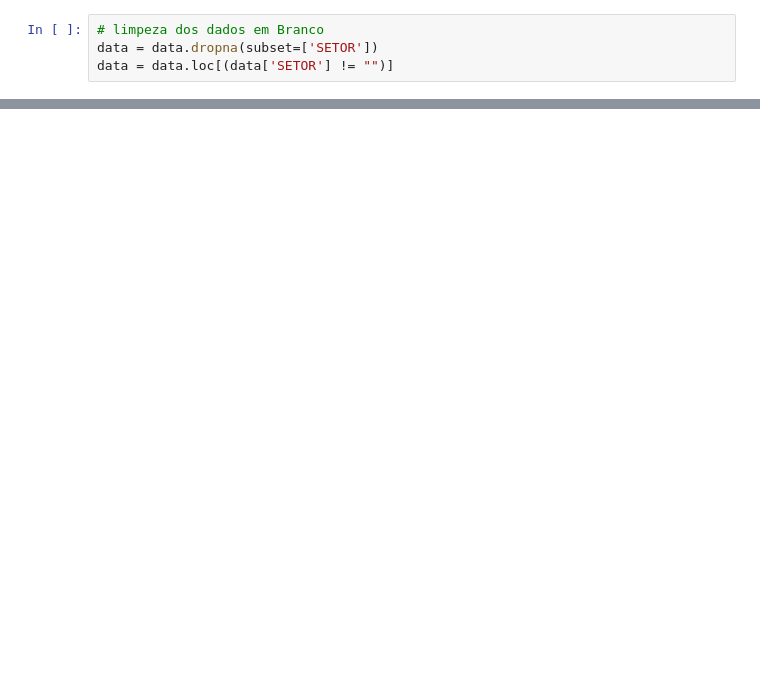
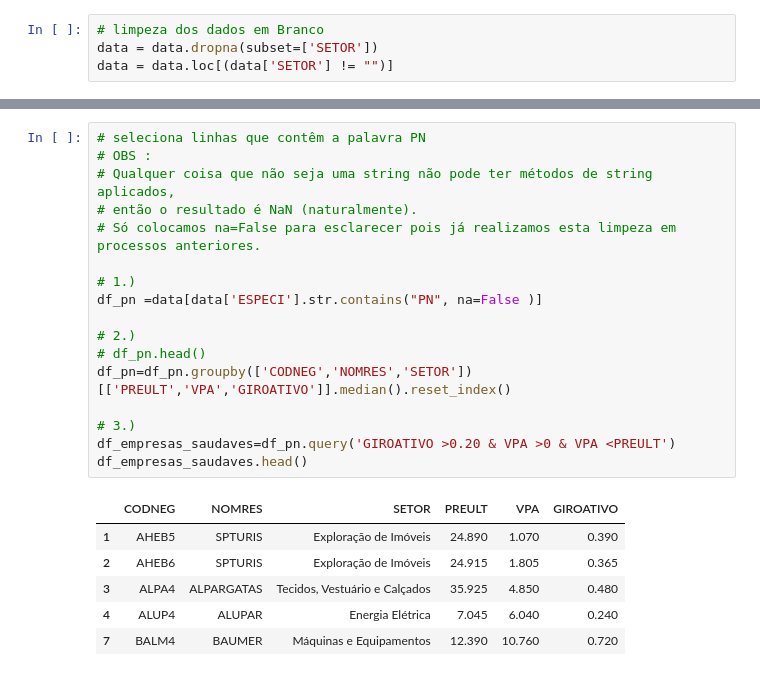
Before and after one commit to rosembergennes/python, a Jupyter notebook: POSITION.ipynb, the cells around one changed output, grey strips where cells are left out. Saved outputs shown, nothing was run; the diff lists cells and outputs as text; blank space fills up the shorter version.

```diff
--- a/POSITION.ipynb
+++ b/POSITION.ipynb
@@ -160,0 +100,24 @@ df_analise_setor_maior_rentabilidade.head(7)
+# %%
+# seleciona linhas que contêm a palavra PN
+# OBS :
+# Qualquer coisa que não seja uma string não pode ter métodos de string aplicados,
+# então o resultado é NaN (naturalmente).
+# Só colocamos na=False para esclarecer pois já realizamos esta limpeza em processos anteriores.
+
+# 1.)
+df_pn =data[data['ESPECI'].str.contains("PN", na=False )]
+
+# 2.)
+# df_pn.head()
+df_pn=df_pn.groupby(['CODNEG','NOMRES','SETOR'])[['PREULT','VPA','GIROATIVO']].median().reset_index()
+
+# 3.)
+df_empresas_saudaves=df_pn.query('GIROATIVO >0.20 & VPA >0 & VPA <PREULT')
+df_empresas_saudaves.head()
+# %% [output]
+|  | CODNEG | NOMRES | SETOR | PREULT | VPA | GIROATIVO |
+| 1 | AHEB5 | SPTURIS | Exploração de Imóveis | 24.890 | 1.070 | 0.390 |
+| 2 | AHEB6 | SPTURIS | Exploração de Imóveis | 24.915 | 1.805 | 0.365 |
+| 3 | ALPA4 | ALPARGATAS | Tecidos, Vestuário e Calçados | 35.925 | 4.850 | 0.480 |
+| 4 | ALUP4 | ALUPAR | Energia Elétrica | 7.045 | 6.040 | 0.240 |
+| 7 | BALM4 | BAUMER | Máquinas e Equipamentos | 12.390 | 10.760 | 0.720 |
```
Also changed, not shown: parts of 21 cells of this notebook.
